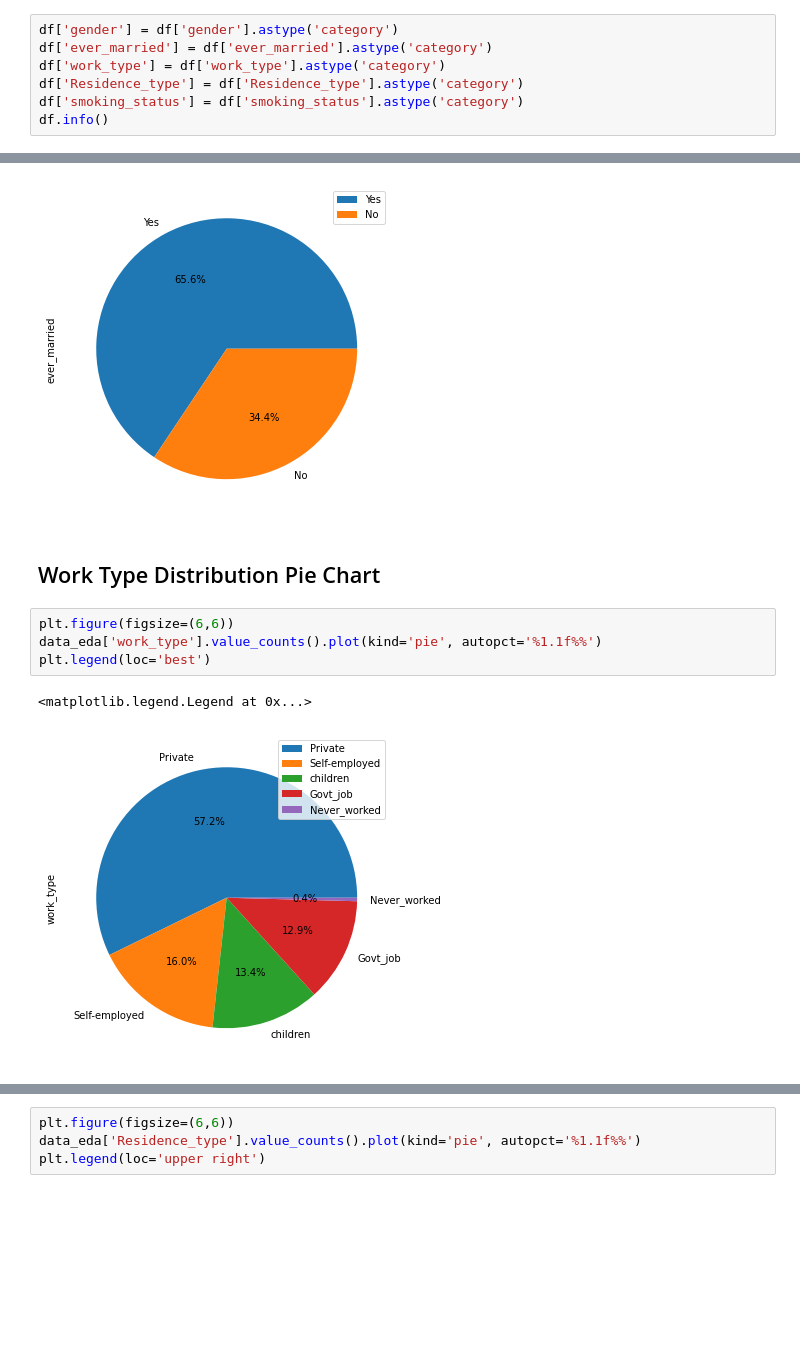
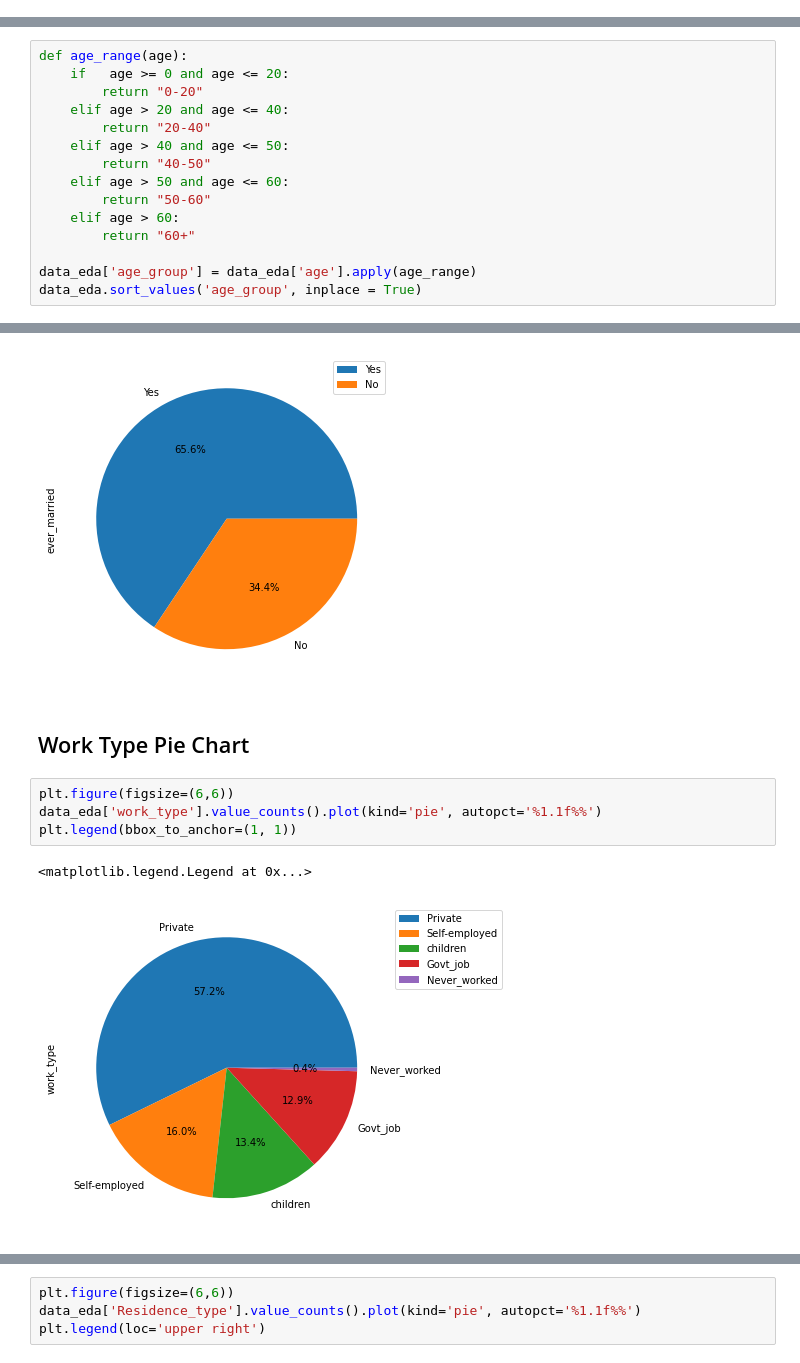
Before and after one commit to justindavin/CP468-Term-Project, a Jupyter notebook: Stroke Prediction.ipynb, the cells around one changed output, grey strips where cells are left out. Cells and saved outputs as stored; diff of their text form; blank space fills up the shorter version.

```diff
--- a/Stroke Prediction.ipynb
+++ b/Stroke Prediction.ipynb
@@ -40,10 +40,3 @@ Data columns (total 12 columns):
  11  stroke             5110 non-null   int64
 dtypes: float64(3), int64(4), object(5)
 memory usage: 479.2+ KB
-# %%
-df['gender'] = df['gender'].astype('category')
-df['ever_married'] = df['ever_married'].astype('category')
-df['work_type'] = df['work_type'].astype('category')
-df['Residence_type'] = df['Residence_type'].astype('category')
-df['smoking_status'] = df['smoking_status'].astype('category')
-df.info()
@@ -141,0 +122,15 @@ plt.legend(loc='upper right')
+# %%
+def age_range(age):
+    if   age >= 0 and age <= 20:
+        return "0-20"
+    elif age > 20 and age <= 40:
+        return "20-40"
+    elif age > 40 and age <= 50:
+        return "40-50"
+    elif age > 50 and age <= 60:
+        return "50-60"
+    elif age > 60:
+        return "60+"
+
+data_eda['age_group'] = data_eda['age'].apply(age_range)
+data_eda.sort_values('age_group', inplace = True)
@@ -167,12 +169,12 @@ plt.legend(loc='upper right')
 <matplotlib.legend.Legend at 0x...>
 [figure]
 # %% [markdown]
-## Work Type Distribution Pie Chart
+## Work Type Pie Chart
 # %%
 plt.figure(figsize=(6,6))
 data_eda['work_type'].value_counts().plot(kind='pie', autopct='%1.1f%%')
-plt.legend(loc='best')
+plt.legend(bbox_to_anchor=(1, 1))
 # %% [output]
 <matplotlib.legend.Legend at 0x...>
-[figure, old version]
+[figure, new version]
 # %% [markdown]
```
Also changed, not shown: parts of 45 cells of this notebook.
